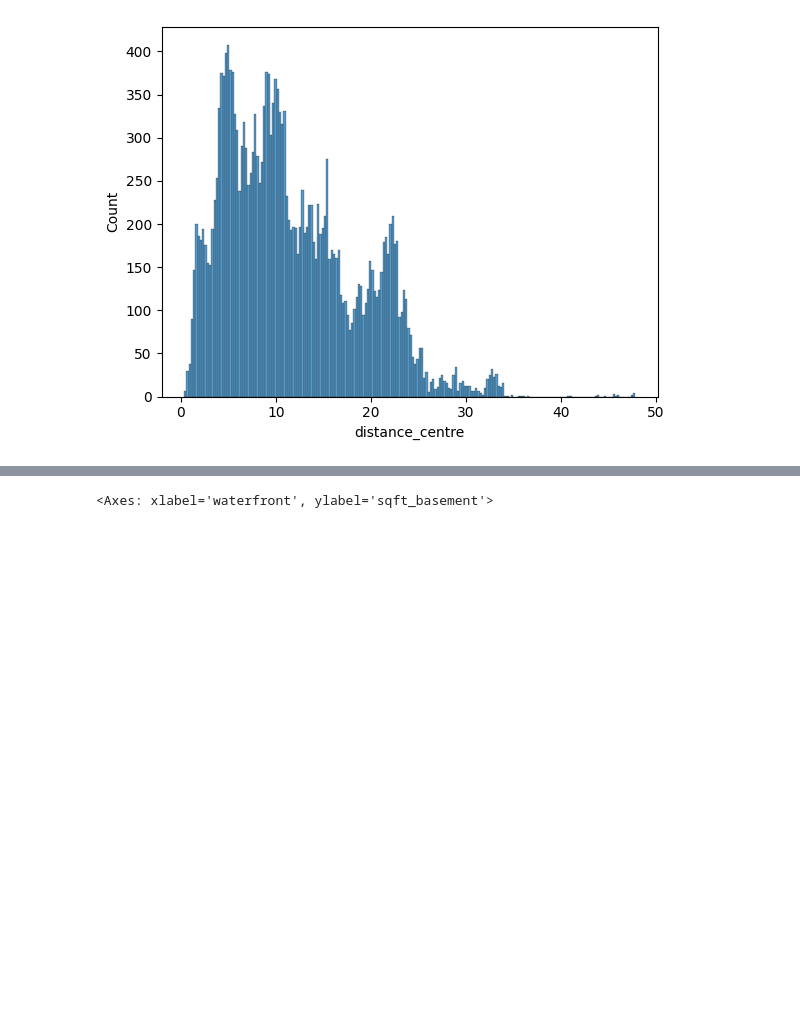
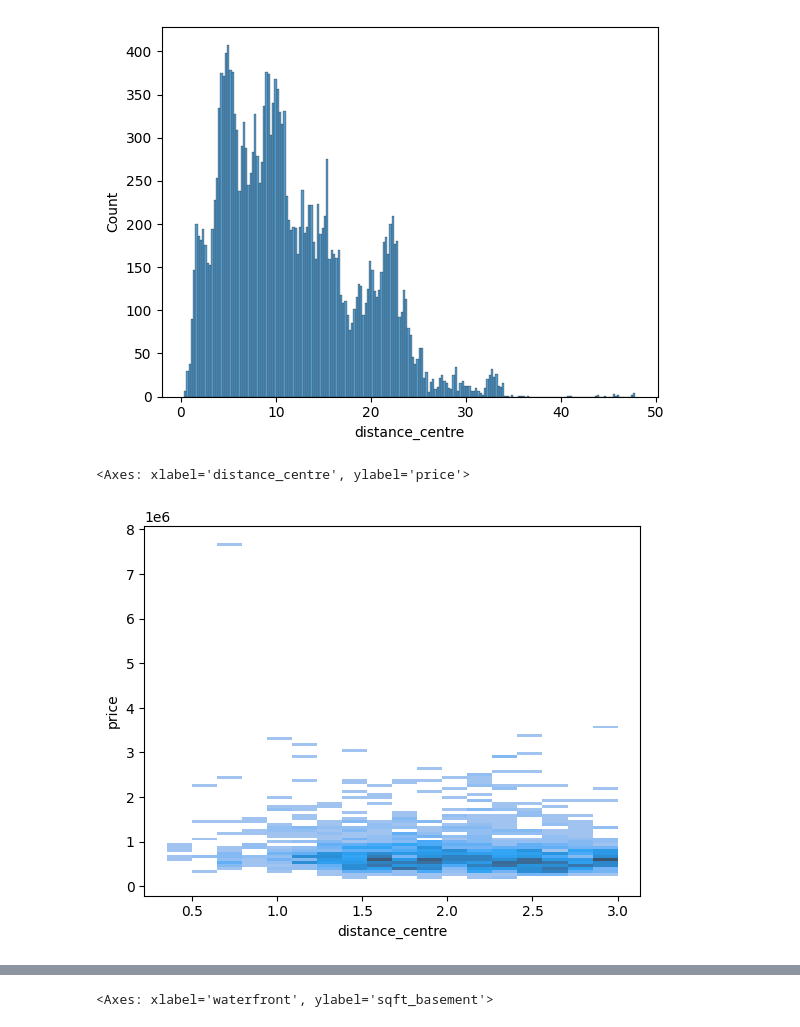
Before and after one commit to Kenny101-dot/eda-housingdata, a Jupyter notebook: Hypothesis.ipynb/Untitled.ipynb, the cells around one changed output, grey strips where cells are left out. Saved outputs shown, nothing was run; the diff lists cells and outputs as text; code cells hidden in the pictures; blank space fills up the shorter version.

```diff
--- a/Hypothesis.ipynb/Untitled.ipynb
+++ b/Hypothesis.ipynb/Untitled.ipynb
@@ -187,4 +187,11 @@ sns.histplot(df['distance_centre'], bins=200)
 # %% [output]
 <Axes: xlabel='distance_centre', ylabel='Count'>
 [figure]
+# %%
+filtered_df = df.query("0 <= distance_centre <= 3")
+#print(filtered_df)
+sns.histplot(x='distance_centre', y='price', data=filtered_df)
+# %% [output]
+<Axes: xlabel='distance_centre', ylabel='price'>
+[figure, added]
 # %%
```
Also changed, not shown: parts of 26 cells of this notebook, 1 other file.
